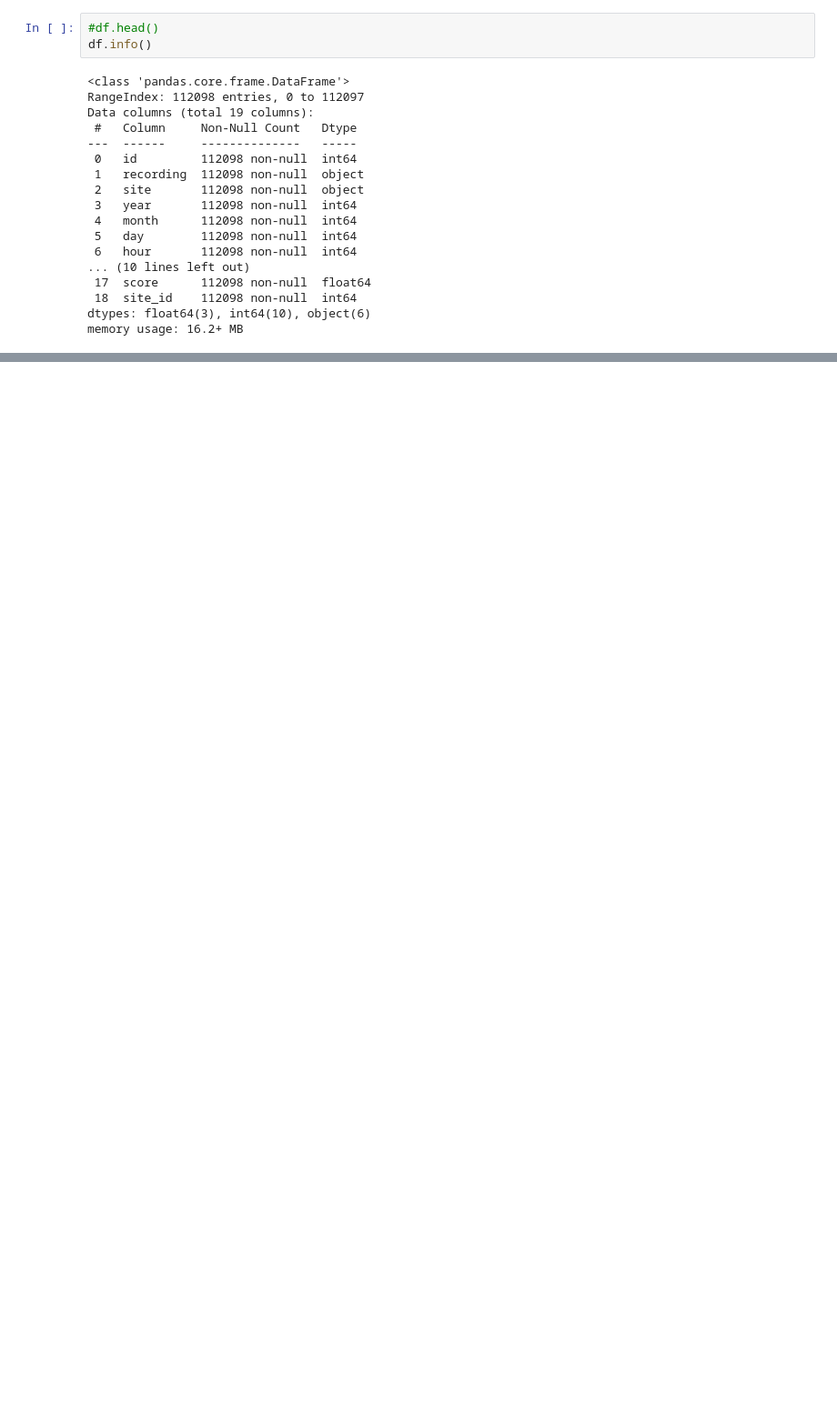
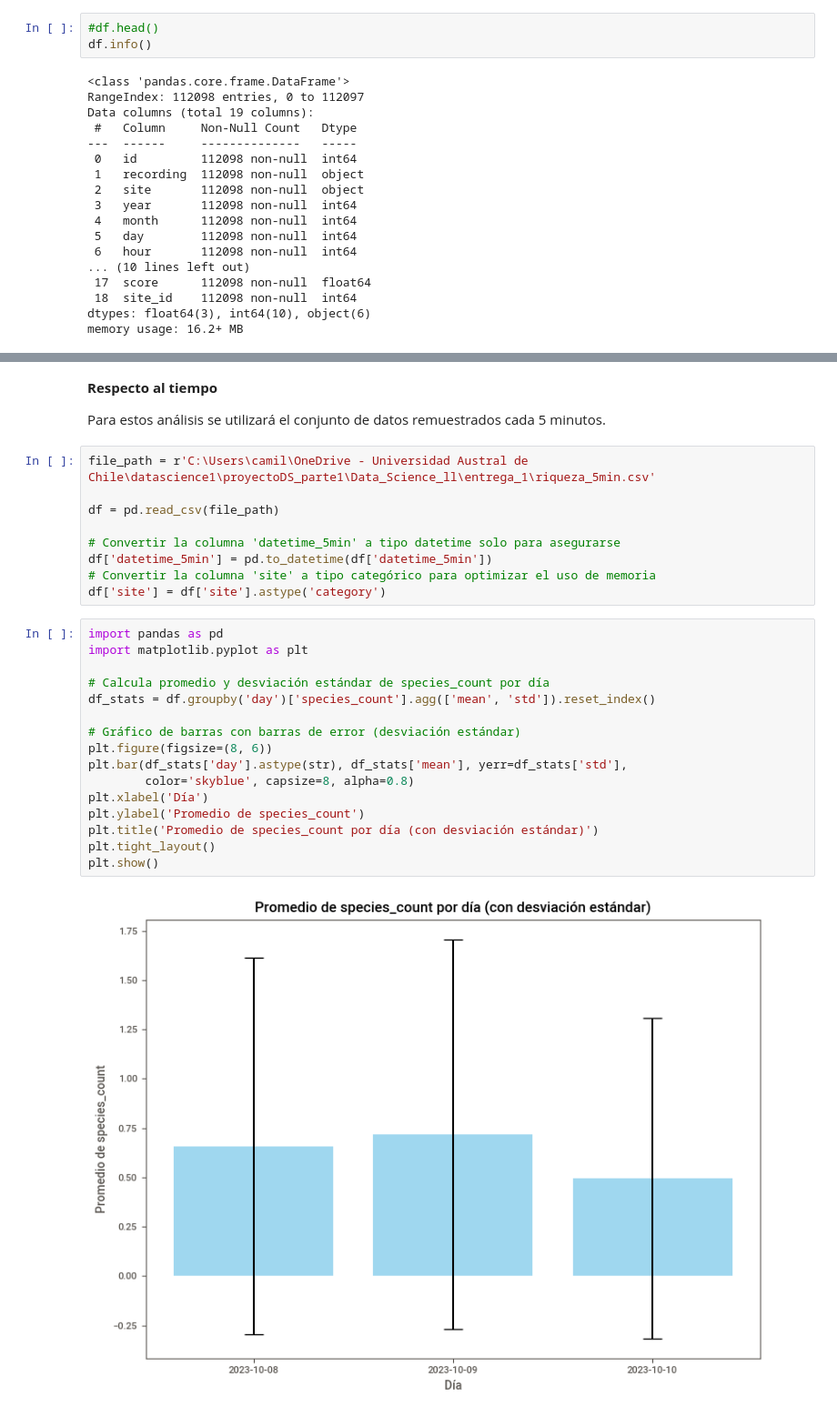
Before and after one commit to camilobehrens/Data_Science_ll, a Jupyter notebook: entrega_1/entrega.ipynb, the cells around one changed output, grey strips where cells are left out. Shown: that part at 91% size. Cells and saved outputs as stored; diff of their text form; blank space fills up the shorter version.

Commit message:
se dio finalizaron los análisis y las figuras a utilizar en la presentación

```diff
--- a/entrega_1/entrega.ipynb
+++ b/entrega_1/entrega.ipynb
@@ -360,0 +322,31 @@ result.to_csv(r'C:\Users\camil\OneDrive - Universidad Austral de Chile\datascien
+# %% [markdown]
+**Respecto al tiempo**
+
+Para estos análisis se utilizará el conjunto de datos remuestrados cada 5 minutos.
+# %%
+file_path = r'C:\Users\camil\OneDrive - Universidad Austral de Chile\datascience1\proyectoDS_parte1\Data_Science_ll\entrega_1\riqueza_5min.csv'
+
+df = pd.read_csv(file_path)
+
+# Convertir la columna 'datetime_5min' a tipo datetime solo para asegurarse
+df['datetime_5min'] = pd.to_datetime(df['datetime_5min'])
+# Convertir la columna 'site' a tipo categórico para optimizar el uso de memoria
+df['site'] = df['site'].astype('category')
+# %%
+import pandas as pd
+import matplotlib.pyplot as plt
+
+# Calcula promedio y desviación estándar de species_count por día
+df_stats = df.groupby('day')['species_count'].agg(['mean', 'std']).reset_index()
+
+# Gráfico de barras con barras de error (desviación estándar)
+plt.figure(figsize=(8, 6))
+plt.bar(df_stats['day'].astype(str), df_stats['mean'], yerr=df_stats['std'],
+        color='skyblue', capsize=8, alpha=0.8)
+plt.xlabel('Día')
+plt.ylabel('Promedio de species_count')
+plt.title('Promedio de species_count por día (con desviación estándar)')
+plt.tight_layout()
+plt.show()
+# %% [output]
+[figure, added]
```
Also changed, not shown: parts of 43 cells of this notebook, 3 other files.
